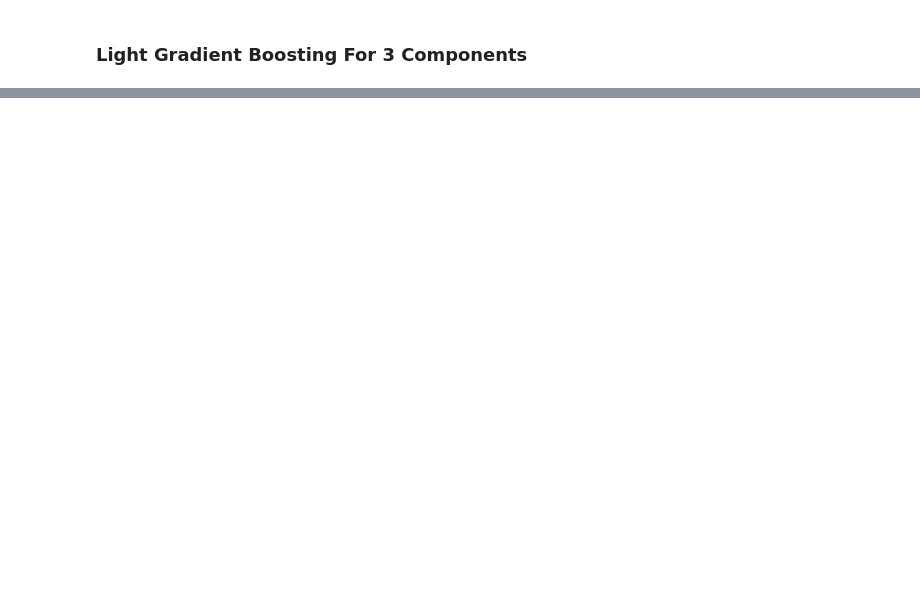
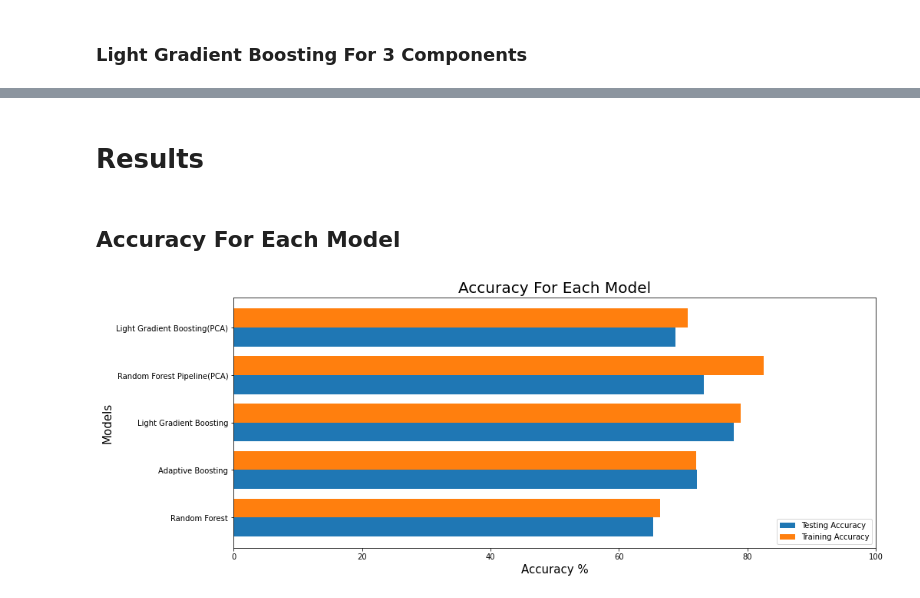
Before and after one commit to Savvy-Slowley/Pump-it-Up-Data-Mining-the-Water-Table-, a Jupyter notebook: Pump_it_Up_Data_Mining_the_Water_Table_(Project).ipynb, the cells around one changed output, grey strips where cells are left out. Drawn from its saved outputs; the diff is of its cells as text; code cells hidden in the pictures; blank space fills up the shorter version.

```diff
--- a/Pump_it_Up_Data_Mining_the_Water_Table_(Project).ipynb
+++ b/Pump_it_Up_Data_Mining_the_Water_Table_(Project).ipynb
@@ -523,0 +505,23 @@ Wall time: 19.6 s
+# %% [markdown]
+# Results
+# %% [markdown]
+## Accuracy For Each Model
+# %%
+plt.figure(figsize=(15,6))
+val_name = ['Random Forest','Adaptive Boosting','Light Gradient Boosting','Random Forest Pipeline(PCA)','Light Gradient Boosting(PCA)']
+test_acc = [65.3,72.1,77.9,73.2,68.8]
+train_acc = [66.4,72.0,78.9,82.5,70.7]
+
+X_axis = np.arange(len(val_name))
+
+plt.barh(X_axis - 0.2, test_acc, 0.4, label = 'Testing Accuracy')
+plt.barh(X_axis + 0.2, train_acc, 0.4, label = 'Training Accuracy')
+
+plt.yticks(X_axis, val_name)
+plt.ylabel("Models", fontsize = 15)
+plt.xlabel("Accuracy %",fontsize = 15)
+plt.title("Accuracy For Each Model", fontsize = 20)
+plt.legend(loc= ('lower right'));
+plt.xlim(right=100);
+# %% [output]
+[figure, added]
```
Also changed, not shown: parts of 45 cells of this notebook.
